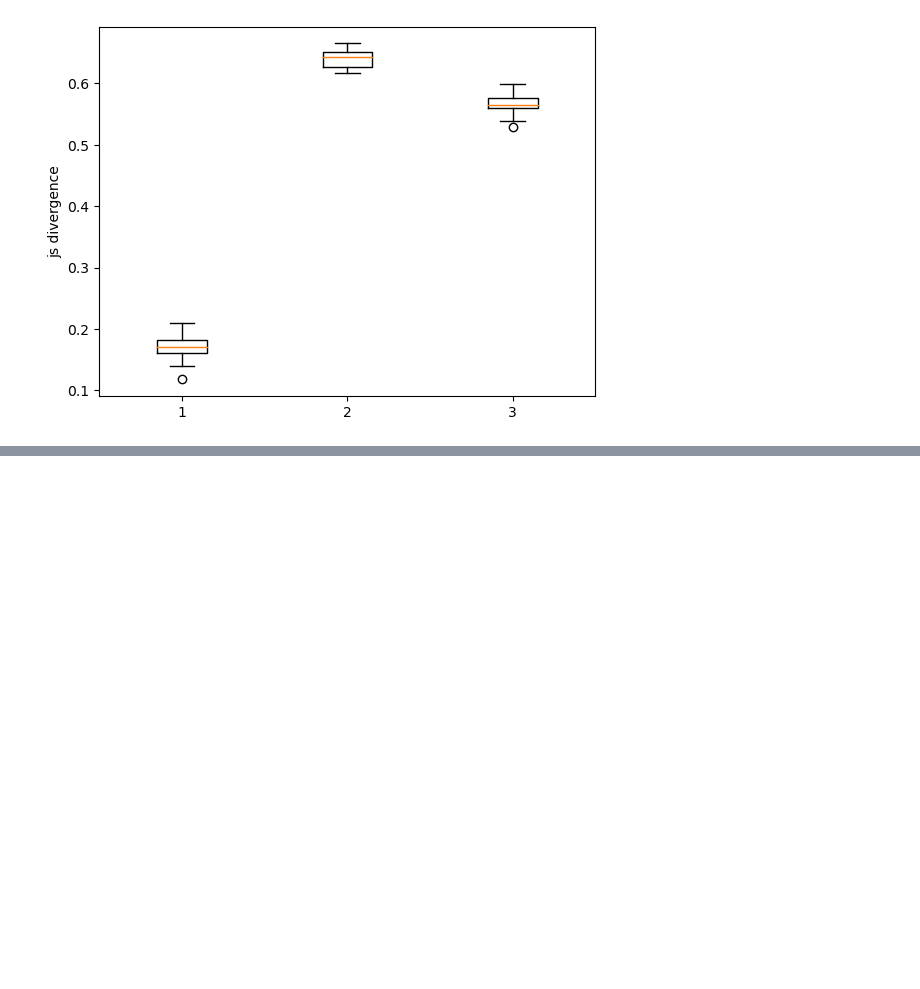
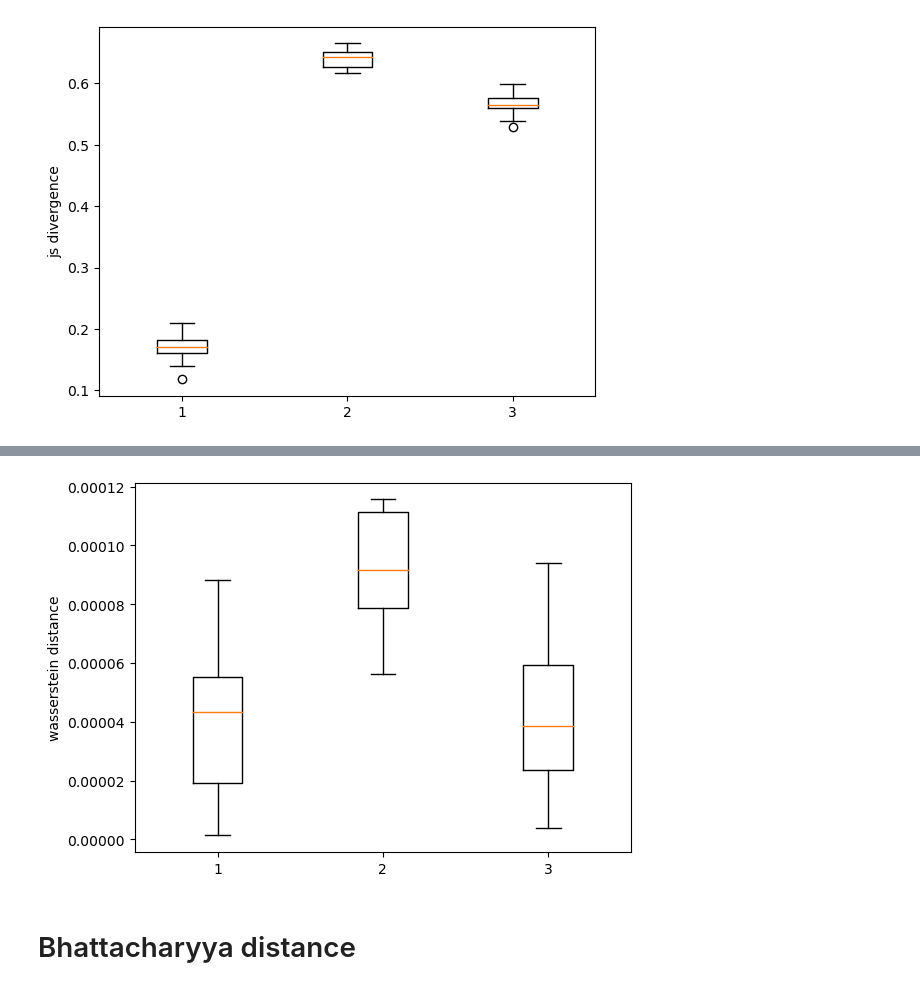
Before and after one commit to Ernalein/ThesisLTH, a Jupyter notebook: 4a Distances.ipynb, the cells around one changed output, grey strips where cells are left out. Drawn from its saved outputs; the diff is of its cells as text; code cells hidden in the pictures; blank space fills up the shorter version.

Commit message:
5 distance measures implemented

```diff
--- a/4a Distances.ipynb
+++ b/4a Distances.ipynb
@@ -224,0 +205,18 @@ print(js1 , " is ", js2, "?")
+# %%
+#scipy.stats.wasserstein_distance(u_values, v_values, u_weights=None, v_weights=None)[source]
+
+def wasserstein_distance(array1, array2):
+
+    union = []
+    union.extend(array1.flat)
+    union.extend(array2.flat)
+    unique_values = list(set(union))
+    unique_values.sort()
+
+    probdistr1 = []
+    probdistr2 = []
+    for v in unique_values:
+        probdistr1.append((array1 == v).sum()/len(array1.flat))
+        probdistr2.append((array2 == v).sum()/len(array2.flat))
+
+    return scipy.stats.wasserstein_distance(u_values=probdistr1, v_values=probdistr2, u_weights=unique_values, v_weights=unique_values)
@@ -224,0 +247,30 @@ print(js1 , " is ", js2, "?")
+# %%
+def get_sign_dist(n, p_type):
+    sign_distr = pd.read_csv(f'2b Sign distributions/{p_type}_{n}_sign_distr.csv')
+    return np.array(sign_distr[sign_distr["layer"]=="dense1"][["sign_rate_in"]])
+# %%
+kl_random = []
+kl_mixed = []
+kl_wt = []
+
+# taking pairs, but not both ways
+for i in range(10):
+    for j in range(10):
+        if i < j:
+            wt1 = get_sign_dist(i, "CIFAR_IMP")
+            wt2 = get_sign_dist(j, "CIFAR_IMP")
+            rand1 = get_sign_dist(i, "RSN")
+            rand2 = get_sign_dist(j, "RSN")
+            kl_random.append(wasserstein_distance(rand1,rand2))
+            kl_mixed.append(wasserstein_distance(wt1,rand1))
+            kl_wt.append(wasserstein_distance(wt1,wt2))
+# %%
+fig, ax = plt.subplots()
+ax.set_ylabel('wasserstein distance')
+bplot = ax.boxplot([kl_random, kl_mixed, kl_wt])
+                   #tick_labels=["kl_random","kl_mixed","kl_WT"])  # will be used to label x-ticks
+plt.show()
+# %% [output]
+[figure, added]
+# %% [markdown]
+# Bhattacharyya distance
```
Also changed, not shown: parts of 20 cells of this notebook.
